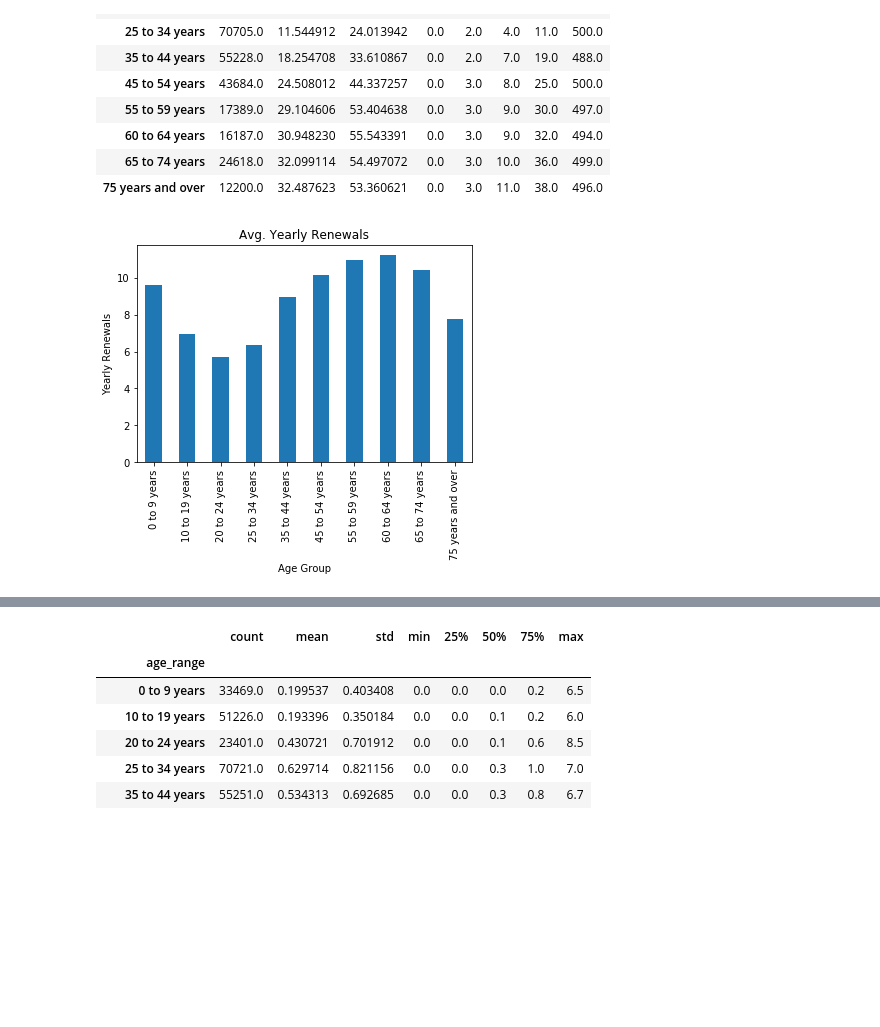
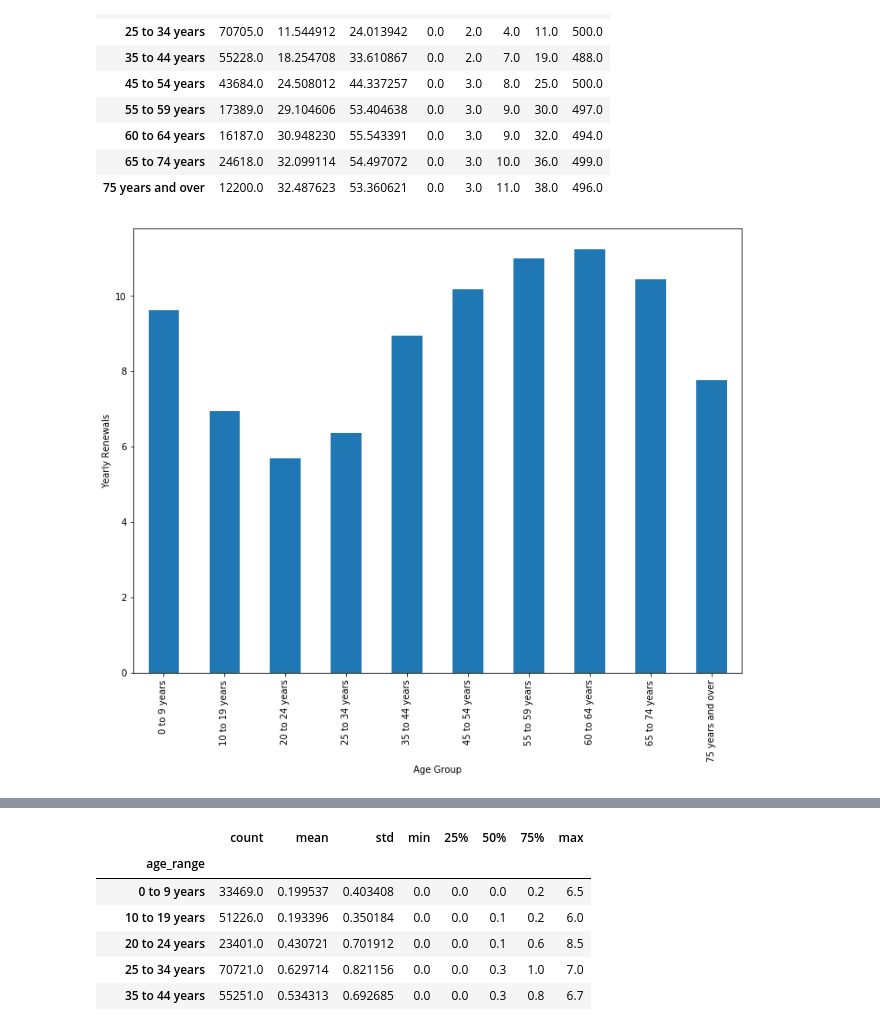
Before and after one commit to arispeaks/SFLibrary, a Jupyter notebook: SF_Library_Project.ipynb, the cells around one changed output, grey strips where cells are left out. Cells and saved outputs as stored; diff of their text form; code cells hidden in the pictures; blank space fills up the shorter version.

```diff
--- a/SF_Library_Project.ipynb
+++ b/SF_Library_Project.ipynb
@@ -368,12 +374,15 @@ df_comp.groupby('age_range').yearly_checkouts.describe()
 # What about renewals? Because renewals are directly related to checkouts, this look relatively the same as the graph above.
 df_comp['yearly_renewals'] = np.round(df_comp.total_renewals/df_comp.years_active,0)
 # %%
+plt.figure(figsize = (12,9));
 df_comp.groupby('age_range').yearly_renewals.mean().plot(kind ='bar');
-plt.title('Avg. Yearly Renewals');
+
+#plt.title('Avg. Yearly Renewals');
 plt.xlabel('Age Group');
 plt.ylabel('Yearly Renewals');
+plt.savefig('YearlyRenewalsperAge.jpeg', bbox_inches = 'tight' );
 # %% [output]
-[figure, old version]
+[figure, new version]
 # %%
 # Interesting, when looking at renewals the highest group is not 60-64 years and the 75 and older is brought
 # down to fifth highest.
```
Also changed, not shown: parts of 7 cells of this notebook, 5 other files.
